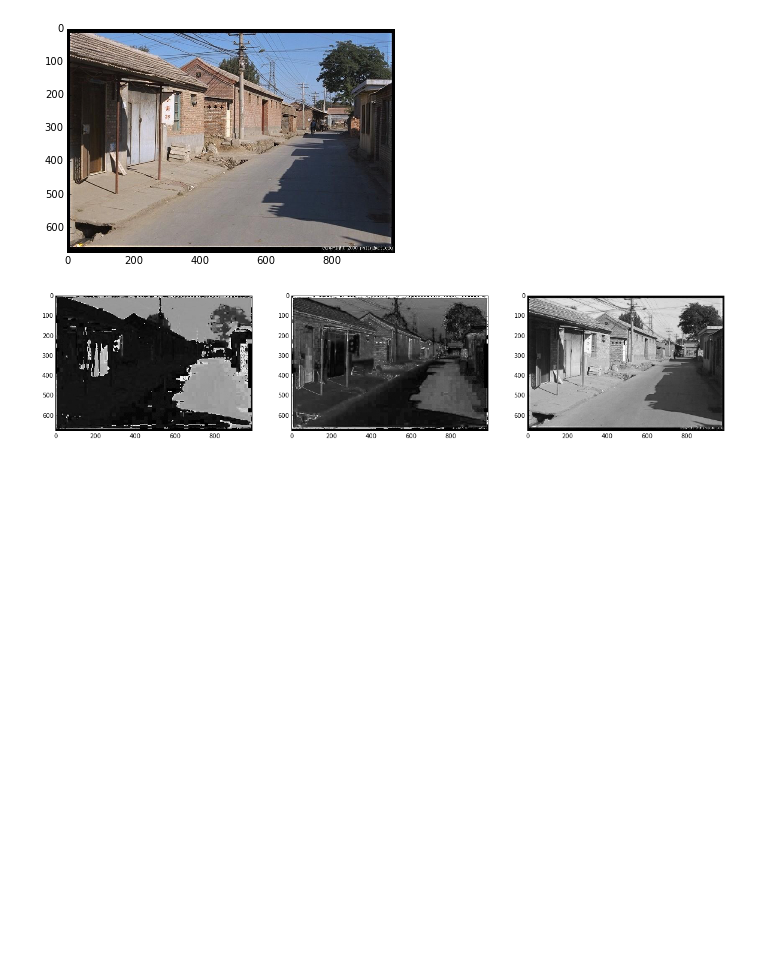
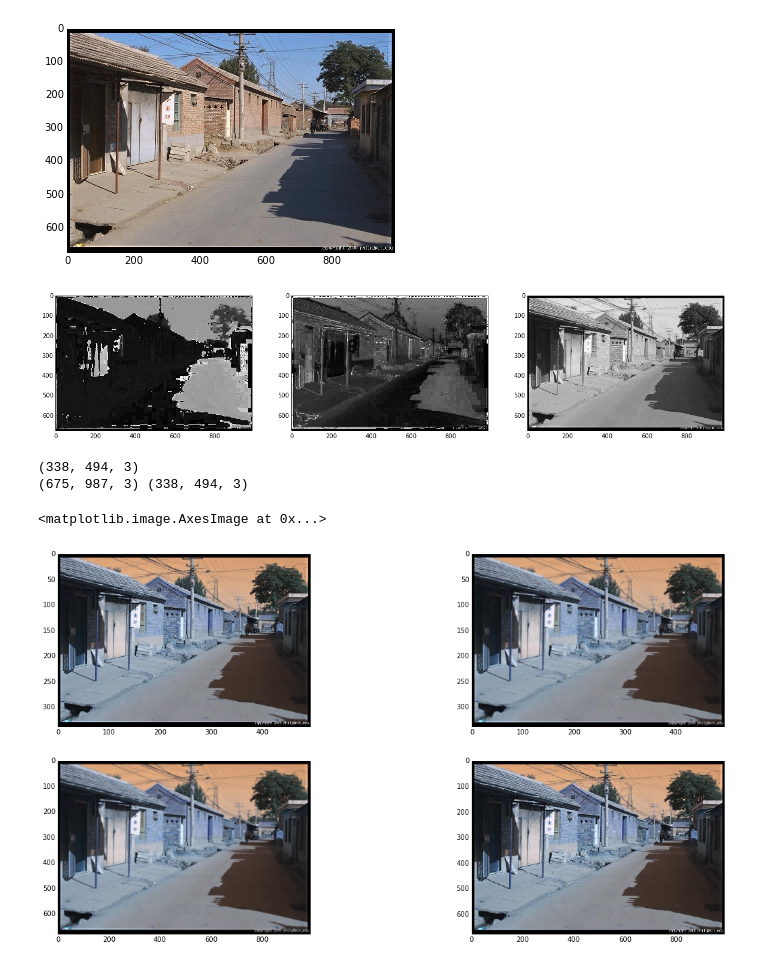
Before and after one commit to eruffaldi/coursevision, a Jupyter notebook: colors.ipynb, the cells around one changed output. Cells and saved outputs as stored; diff of their text form; code cells hidden in the pictures; blank space fills up the shorter version.

```diff
--- a/colors.ipynb
+++ b/colors.ipynb
@@ -63,3 +63,25 @@ for i in range(0,3):
     imshowg(dst[:,:,i])
 # %% [output]
 [figure]
+# %%
+print sub.shape
+plt.subplot(2,2,1)
+sub = img_bgr[0::2,0::2,:]
+plt.imshow(sub)
+plt.subplot(2,2,2)
+plt.imshow(cv2.pyrDown(img_bgr))
+plt.subplot(2,2,3)
+plt.imshow(cv2.pyrUp(cv2.pyrDown(img_bgr)))
+plt.subplot(2,2,4)
+out = img_bgr*0
+print out.shape,sub.shape
+out[0::2,0::2,:] = sub
+out[1::2,1::2,:] = sub[:-1,:-1,:]
+out[0::2,1::2,:] = sub[:,:-1,:]
+out[1::2,0::2,:] = sub[:-1,:,:]
+plt.imshow(out)
+# %% [output]
+(338, 494, 3)
+(675, 987, 3) (338, 494, 3)
+<matplotlib.image.AxesImage at 0x...>
+[figure, added]
```
Also changed, not shown: 4 other files.
